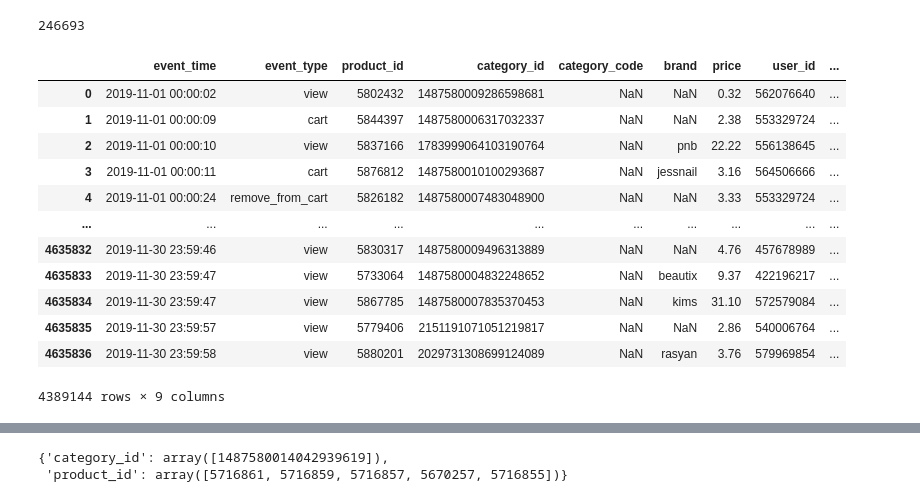
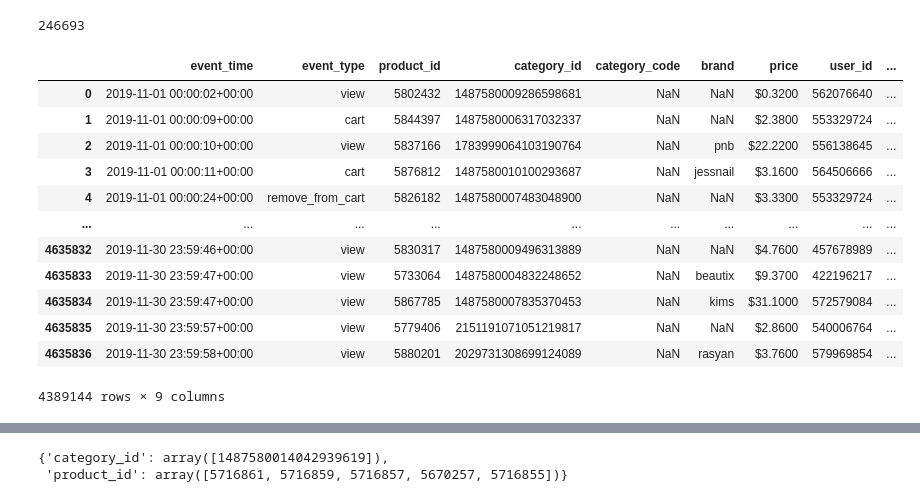
Before and after one commit to abakashi/dinamica_dex04_day05, a Jupyter notebook: dinamica_day_6.ipynb, the cells around one changed output, grey strips where cells are left out. Saved outputs shown, nothing was run; the diff lists cells and outputs as text; code cells hidden in the pictures.

Commit message:
Ajustando saídas dos gráficos e formatos dos números dos dataframes

```diff
--- a/dinamica_day_6.ipynb
+++ b/dinamica_day_6.ipynb
@@ -5,6 +5,7 @@ import pandas as pd
 import numpy as np
 import matplotlib.pyplot as plt
 import seaborn as sns
+pd.options.display.float_format = '${:,.4f}'.format
 # %%
 dataset = pd.read_csv('2019-Nov.csv')
 dataset['event_time'] = pd.to_datetime(dataset['event_time'],
@@ -73,20 +75,21 @@ dataset.duplicated().sum()
 246693
 # %%
 #removendo linhas duplicadas
-dataset[~dataset.duplicated()]
+dataset = dataset[~dataset.duplicated()]
+dataset
 # %% [output]
 |  | event_time | event_type | product_id | category_id | category_code | brand | price | user_id | ... |
-| 0 | 2019-11-01 00:00:02 | view | 5802432 | 1487580009286598681 | NaN | NaN | 0.32 | 562076640 | ... |
-| 1 | 2019-11-01 00:00:09 | cart | 5844397 | 1487580006317032337 | NaN | NaN | 2.38 | 553329724 | ... |
-| 2 | 2019-11-01 00:00:10 | view | 5837166 | 1783999064103190764 | NaN | pnb | 22.22 | 556138645 | ... |
-| 3 | 2019-11-01 00:00:11 | cart | 5876812 | 1487580010100293687 | NaN | jessnail | 3.16 | 564506666 | ... |
-| 4 | 2019-11-01 00:00:24 | remove_from_cart | 5826182 | 1487580007483048900 | NaN | NaN | 3.33 | 553329724 | ... |
+| 0 | 2019-11-01 00:00:02+00:00 | view | 5802432 | 1487580009286598681 | NaN | NaN | $0.3200 | 562076640 | ... |
+| 1 | 2019-11-01 00:00:09+00:00 | cart | 5844397 | 1487580006317032337 | NaN | NaN | $2.3800 | 553329724 | ... |
+| 2 | 2019-11-01 00:00:10+00:00 | view | 5837166 | 1783999064103190764 | NaN | pnb | $22.2200 | 556138645 | ... |
+| 3 | 2019-11-01 00:00:11+00:00 | cart | 5876812 | 1487580010100293687 | NaN | jessnail | $3.1600 | 564506666 | ... |
+| 4 | 2019-11-01 00:00:24+00:00 | remove_from_cart | 5826182 | 1487580007483048900 | NaN | NaN | $3.3300 | 553329724 | ... |
 | ... | ... | ... | ... | ... | ... | ... | ... | ... | ... |
-| 4635832 | 2019-11-30 23:59:46 | view | 5830317 | 1487580009496313889 | NaN | NaN | 4.76 | 457678989 | ... |
-| 4635833 | 2019-11-30 23:59:47 | view | 5733064 | 1487580004832248652 | NaN | beautix | 9.37 | 422196217 | ... |
-| 4635834 | 2019-11-30 23:59:47 | view | 5867785 | 1487580007835370453 | NaN | kims | 31.10 | 572579084 | ... |
-| 4635835 | 2019-11-30 23:59:57 | view | 5779406 | 2151191071051219817 | NaN | NaN | 2.86 | 540006764 | ... |
-| 4635836 | 2019-11-30 23:59:58 | view | 5880201 | 2029731308699124089 | NaN | rasyan | 3.76 | 579969854 | ... |
+| 4635832 | 2019-11-30 23:59:46+00:00 | view | 5830317 | 1487580009496313889 | NaN | NaN | $4.7600 | 457678989 | ... |
+| 4635833 | 2019-11-30 23:59:47+00:00 | view | 5733064 | 1487580004832248652 | NaN | beautix | $9.3700 | 422196217 | ... |
+| 4635834 | 2019-11-30 23:59:47+00:00 | view | 5867785 | 1487580007835370453 | NaN | kims | $31.1000 | 572579084 | ... |
+| 4635835 | 2019-11-30 23:59:57+00:00 | view | 5779406 | 2151191071051219817 | NaN | NaN | $2.8600 | 540006764 | ... |
+| 4635836 | 2019-11-30 23:59:58+00:00 | view | 5880201 | 2029731308699124089 | NaN | rasyan | $3.7600 | 579969854 | ... |
 4389144 rows × 9 columns
 # %%
 #removendo category_code
```
Also changed, not shown: parts of 12 cells of this notebook.
